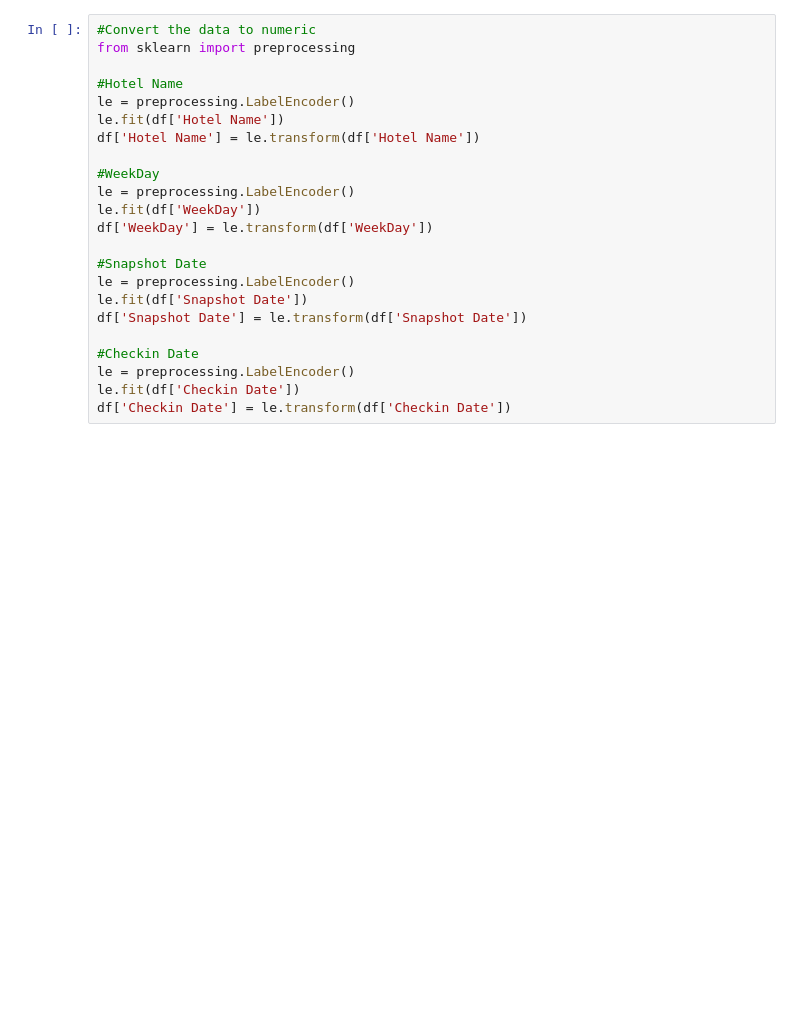
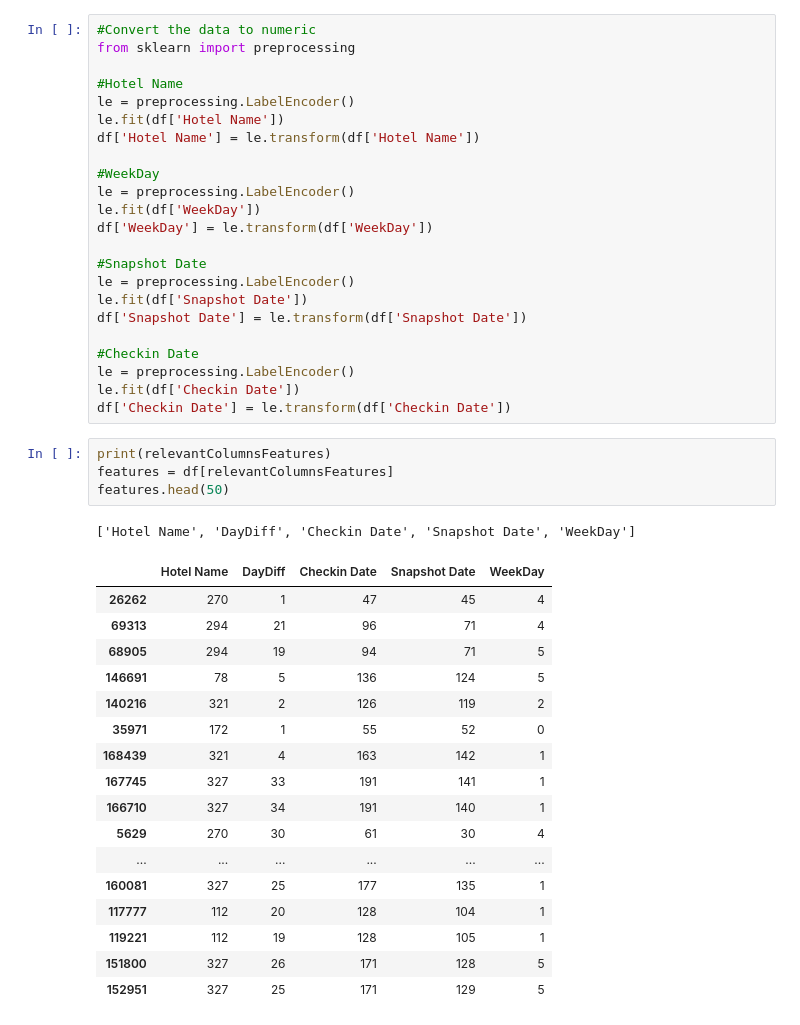
Before and after one commit to yifatBi/DateScience, a Jupyter notebook: Task2-Eli.ipynb, the cells around one changed output. Saved outputs shown, nothing was run; the diff lists cells and outputs as text; blank space fills up the shorter version.

```diff
--- a/Task2-Eli.ipynb
+++ b/Task2-Eli.ipynb
@@ -51,6 +52,29 @@ df['Snapshot Date'] = le.transform(df['Snapshot Date'])
 le = preprocessing.LabelEncoder()
 le.fit(df['Checkin Date'])
 df['Checkin Date'] = le.transform(df['Checkin Date'])
+# %%
+print(relevantColumnsFeatures)
+features = df[relevantColumnsFeatures]
+features.head(50)
+# %% [output]
+['Hotel Name', 'DayDiff', 'Checkin Date', 'Snapshot Date', 'WeekDay']
+|  | Hotel Name | DayDiff | Checkin Date | Snapshot Date | WeekDay |
+| 26262 | 270 | 1 | 47 | 45 | 4 |
+| 69313 | 294 | 21 | 96 | 71 | 4 |
+| 68905 | 294 | 19 | 94 | 71 | 5 |
+| 146691 | 78 | 5 | 136 | 124 | 5 |
+| 140216 | 321 | 2 | 126 | 119 | 2 |
+| 35971 | 172 | 1 | 55 | 52 | 0 |
+| 168439 | 321 | 4 | 163 | 142 | 1 |
+| 167745 | 327 | 33 | 191 | 141 | 1 |
+| 166710 | 327 | 34 | 191 | 140 | 1 |
+| 5629 | 270 | 30 | 61 | 30 | 4 |
+| ... | ... | ... | ... | ... | ... |
+| 160081 | 327 | 25 | 177 | 135 | 1 |
+| 117777 | 112 | 20 | 128 | 104 | 1 |
+| 119221 | 112 | 19 | 128 | 105 | 1 |
+| 151800 | 327 | 26 | 171 | 128 | 5 |
+| 152951 | 327 | 25 | 171 | 129 | 5 |
 # %%
 # Naive Bayes
 from sklearn.feature_extraction.text import CountVectorizer
```
Also changed, not shown: parts of 10 cells of this notebook.
